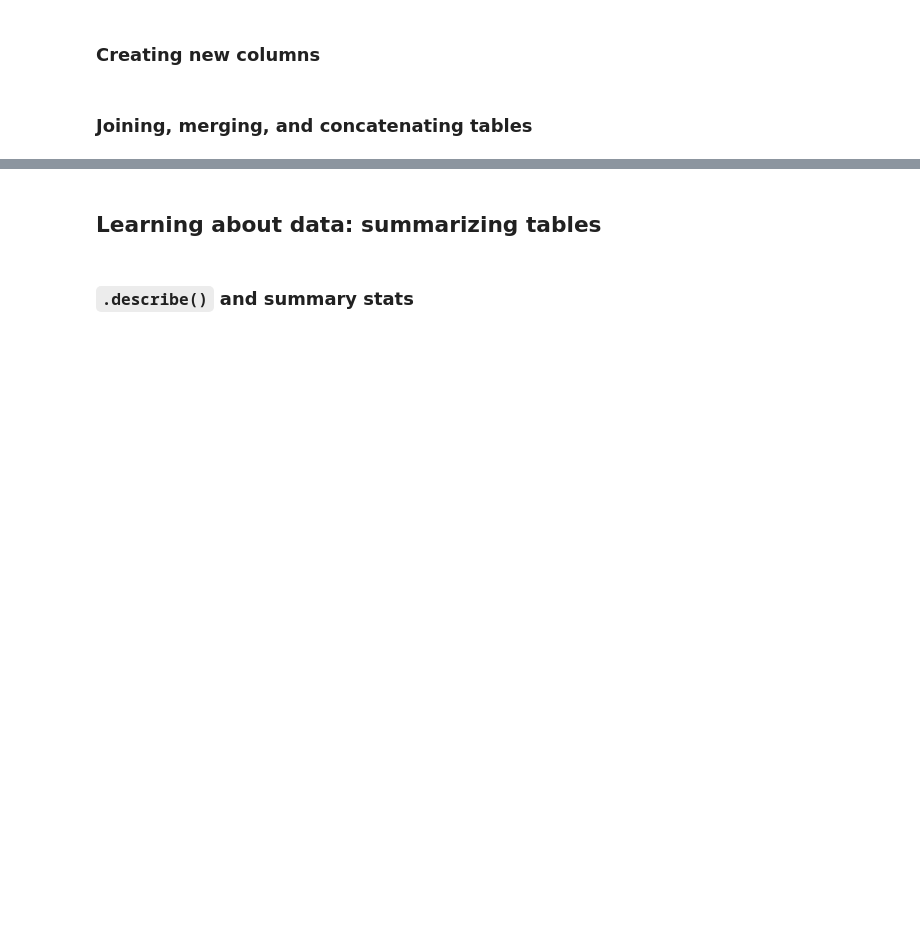
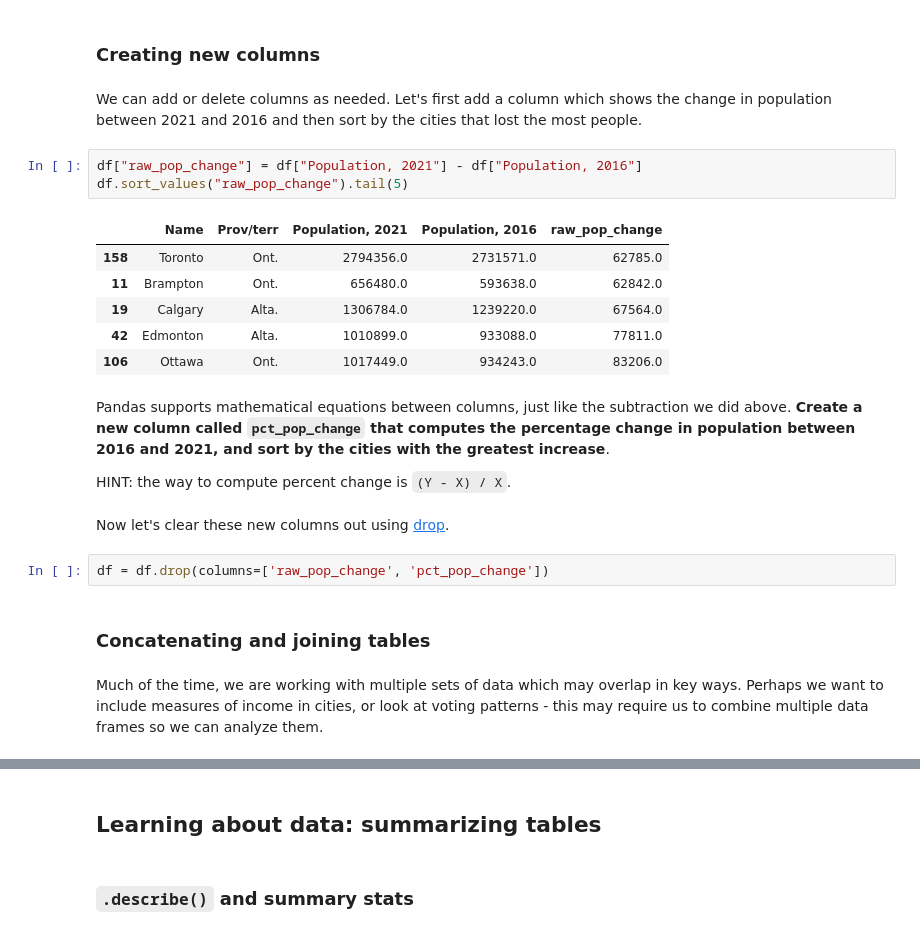
Before and after one commit to schoolofcities/urban-data-storytelling, a Jupyter notebook: urban-data-analytics/2-data-analytics-and-processing/data-analytics-and-processing.ipynb, the cells around one changed output, grey strips where cells are left out. Drawn from its saved outputs; the diff is of its cells as text; blank space fills up the shorter version.

Commit message:
Write most of workshop and template out rest

```diff
--- a/urban-data-analytics/2-data-analytics-and-processing/data-analytics-and-processing.ipynb
+++ b/urban-data-analytics/2-data-analytics-and-processing/data-analytics-and-processing.ipynb
@@ -128,4 +196,26 @@ HINT: You can do this in two steps (which is more readable) by storing the data
 # %% [markdown]
 ### Creating new columns
+# %% [markdown]
+We can add or delete columns as needed. Let's first add a column which shows the change in population between 2021 and 2016 and then sort by the cities that lost the most people.
+# %%
+df["raw_pop_change"] = df["Population, 2021"] - df["Population, 2016"]
+df.sort_values("raw_pop_change").tail(5)
+# %% [output]
+|  | Name | Prov/terr | Population, 2021 | Population, 2016 | raw_pop_change |
+| 158 | Toronto | Ont. | 2794356.0 | 2731571.0 | 62785.0 |
+| 11 | Brampton | Ont. | 656480.0 | 593638.0 | 62842.0 |
+| 19 | Calgary | Alta. | 1306784.0 | 1239220.0 | 67564.0 |
+| 42 | Edmonton | Alta. | 1010899.0 | 933088.0 | 77811.0 |
+| 106 | Ottawa | Ont. | 1017449.0 | 934243.0 | 83206.0 |
+# %% [markdown]
+Pandas supports mathematical equations between columns, just like the subtraction we did above. **Create a new column called `pct_pop_change` that computes the percentage change in population between 2016 and 2021, and sort by the cities with the greatest increase**.
+
+HINT: the way to compute percent change is `(Y - X) / X`.
+# %% [markdown]
+Now let's clear these new columns out using [drop](https://pandas.pydata.org/docs/reference/api/pandas.DataFrame.drop.html).
+# %%
+df = df.drop(columns=['raw_pop_change', 'pct_pop_change'])
 # %% [markdown]
-### Joining, merging, and concatenating tables
+### Concatenating and joining tables
+# %% [markdown]
+Much of the time, we are working with multiple sets of data which may overlap in key ways. Perhaps we want to include measures of income in cities, or look at voting patterns - this may require us to combine multiple data frames so we can analyze them.
```
Also changed, not shown: parts of 24 cells of this notebook, 1 other file.
